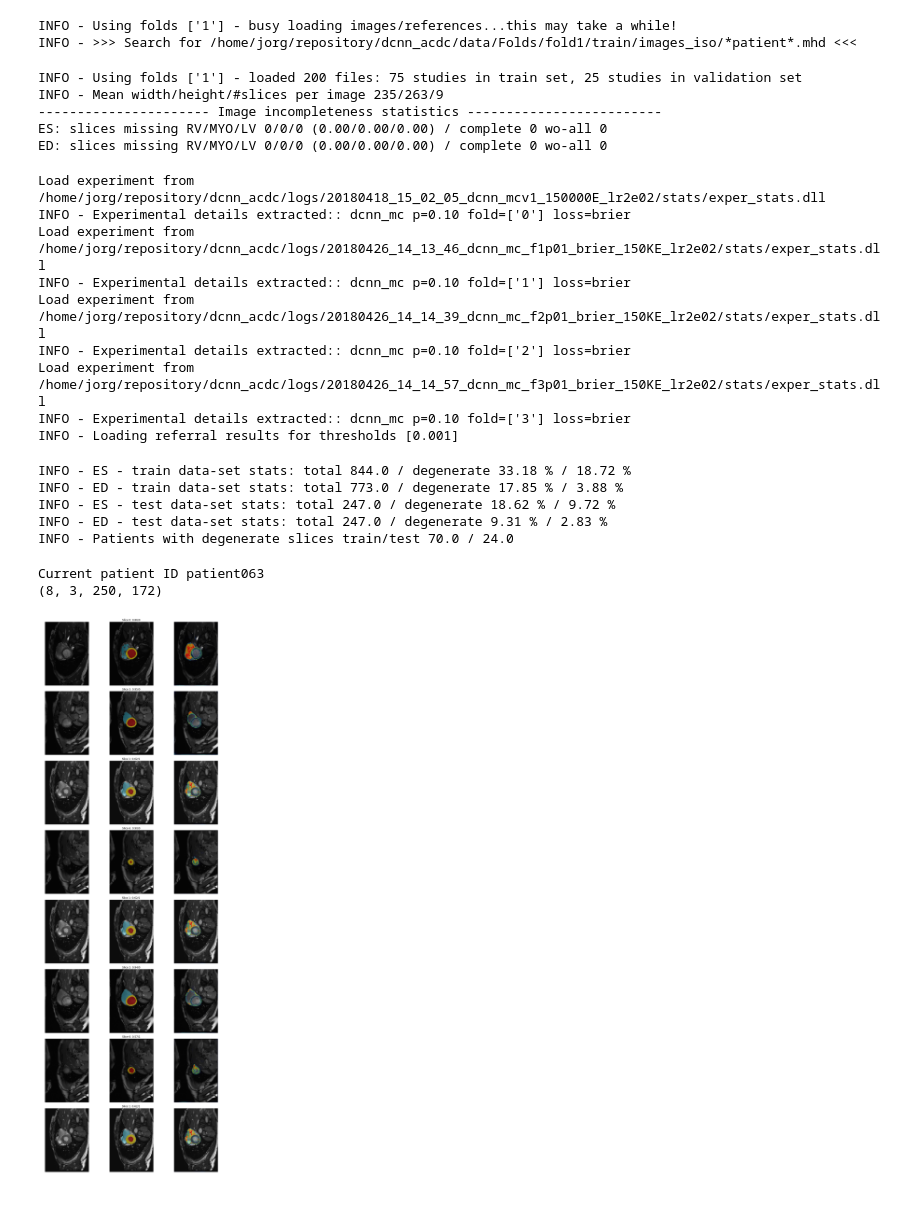
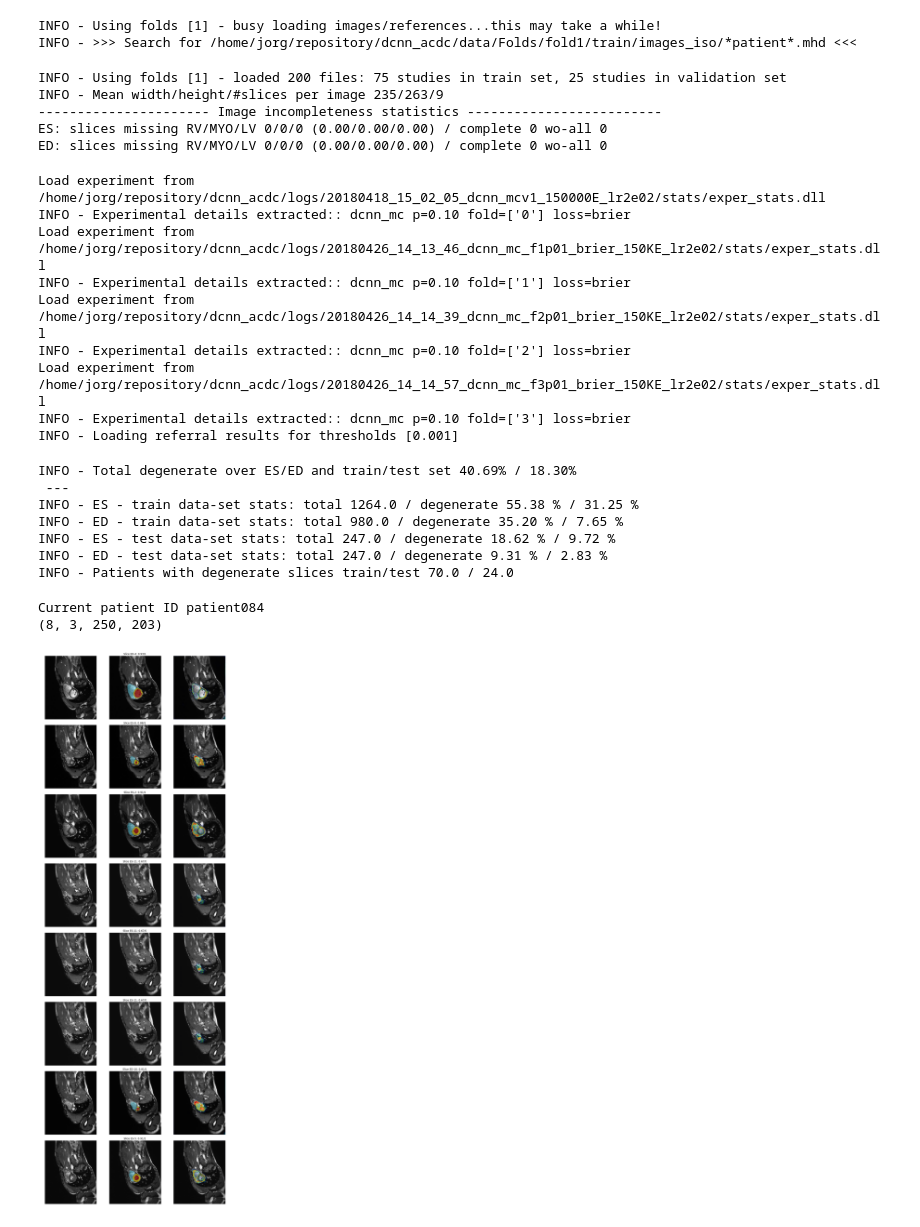
Before and after one commit to toologicbv/dcnn_acdc, a Jupyter notebook: notebooks/exper_slice_detector.ipynb, the cells around one changed output. Cells and saved outputs as stored; diff of their text form; code cells hidden in the pictures.

```diff
--- a/notebooks/exper_slice_detector.ipynb
+++ b/notebooks/exper_slice_detector.ipynb
@@ -131,15 +128,16 @@ Load experiment from /home/jorg/repository/dcnn_acdc/logs/20180703_18_13_51_dcnn
 Model name: dcnn_mc p=0.10 fold=1 loss=cross-entropy
 -------------------------------------------------------------------------
 # %%
+# exper_hdl.exper.run_args.fold_ids
 exper_hdl = exper_hdl_mc01_brier
 dataset = ACDC2017DataSet(exper_hdl.exper.config, search_mask=config.dflt_image_name + ".mhd",
-                              fold_ids=exper_hdl.exper.run_args.fold_ids, preprocess=False,
+                              fold_ids=[1], preprocess=False,
                               debug=exper_hdl.exper.run_args.quick_run, do_augment=False,
                               incomplete_only=False)
 # %% [output]
-INFO - Using folds ['1'] - busy loading images/references...this may take a while!
+INFO - Using folds [1] - busy loading images/references...this may take a while!
 INFO - >>> Search for /home/jorg/repository/dcnn_acdc/data/Folds/fold1/train/images_iso/*patient*.mhd <<<
-INFO - Using folds ['1'] - loaded 200 files: 75 studies in train set, 25 studies in validation set
+INFO - Using folds [1] - loaded 200 files: 75 studies in train set, 25 studies in validation set
 INFO - Mean width/height/#slices per image 235/263/9
 ---------------------- Image incompleteness statistics -------------------------
 ES: slices missing RV/MYO/LV 0/0/0 (0.00/0.00/0.00) / complete 0 wo-all 0
@@ -150,7 +148,7 @@ from in_out.dataset_slice_detector import create_dataset
 seg_exper_dict = ExperHandlerEnsemble(exp_mc01_brier)
 
 detect_dataset = create_dataset(dataset, seg_exper_dict, type_of_map="u_map", degenerate_type="mean",
-                                extra_augs=1, aug_rotations=False)
+                                extra_augs=4, pos_label=1)
 del seg_exper_dict
 # %% [output]
 Load experiment from /home/jorg/repository/dcnn_acdc/logs/20180418_15_02_05_dcnn_mcv1_150000E_lr2e02/stats/exper_stats.dll
@@ -162,8 +160,10 @@ INFO - Experimental details extracted:: dcnn_mc p=0.10 fold=['2'] loss=brier
 Load experiment from /home/jorg/repository/dcnn_acdc/logs/20180426_14_14_57_dcnn_mc_f3p01_brier_150KE_lr2e02/stats/exper_stats.dll
 INFO - Experimental details extracted:: dcnn_mc p=0.10 fold=['3'] loss=brier
 INFO - Loading referral results for thresholds [0.001]
-INFO - ES - train data-set stats: total 844.0 / degenerate 33.18 % / 18.72 %
-INFO - ED - train data-set stats: total 773.0 / degenerate 17.85 % / 3.88 %
+INFO - Total degenerate over ES/ED and train/test set 40.69% / 18.30%
+ ---
+INFO - ES - train data-set stats: total 1264.0 / degenerate 55.38 % / 31.25 %
+INFO - ED - train data-set stats: total 980.0 / degenerate 35.20 % / 7.65 %
 INFO - ES - test data-set stats: total 247.0 / degenerate 18.62 % / 9.72 %
 INFO - ED - test data-set stats: total 247.0 / degenerate 9.31 % / 2.83 %
 INFO - Patients with degenerate slices train/test 70.0 / 24.0
@@ -196,34 +196,35 @@ height = 3 * rows
 width = 16
 
 fig = plt.figure(figsize=(width, height))
 row = 0
 
 # rotate stuff
 # x_input = np.rot90(x_input, k=2, axes=(2,3))
 
 for b in np.arange(batch_size):
     img_slice = x_input[b, 0]
     seg_mask = x_input[b, 1]
     u_map = x_input[b, 2]
     slice_id = int(y_extra_lbl[b, 1])
+    phase = "ES" if int(y_extra_lbl[b, 0]) == 0 else "ED"
     dice_slice = y_extra_lbl[b, 2]
     ax1 = plt.subplot2grid((rows, columns), (row, 0), rowspan=2, colspan=2)
     ax1.imshow(img_slice, cmap=cm.gray)
     plt.axis("off")
     ax2 = plt.subplot2grid((rows, columns), (row, 2), rowspan=2, colspan=2)
     ax2.imshow(img_slice, cmap=cm.gray)
-    ax2.set_title("Slice {}: {:.2f}/{} ".format(slice_id, dice_slice, y_lbl[b]))
+    ax2.set_title("Slice {}-{}: {:.2f}/{} ".format(phase, slice_id, dice_slice, y_lbl[b]))
     ax2.imshow(seg_mask, cmap=cm.jet)
     plt.axis("off")
     ax3 = plt.subplot2grid((rows, columns), (row, 4), rowspan=2, colspan=2)
     ax3.imshow(img_slice, cmap=cm.gray)
     ax3_plot = ax3.imshow(u_map, cmap=mycmap)
     plt.axis("off")
 
 
     plt.axis("off")
     row += 2
 # %% [output]
-Current patient ID patient063
-(8, 3, 250, 172)
+Current patient ID patient084
+(8, 3, 250, 203)
-[figure, old version]
+[figure, new version]
```
Also changed, not shown: parts of 1 cell of this notebook, 8 other files.
